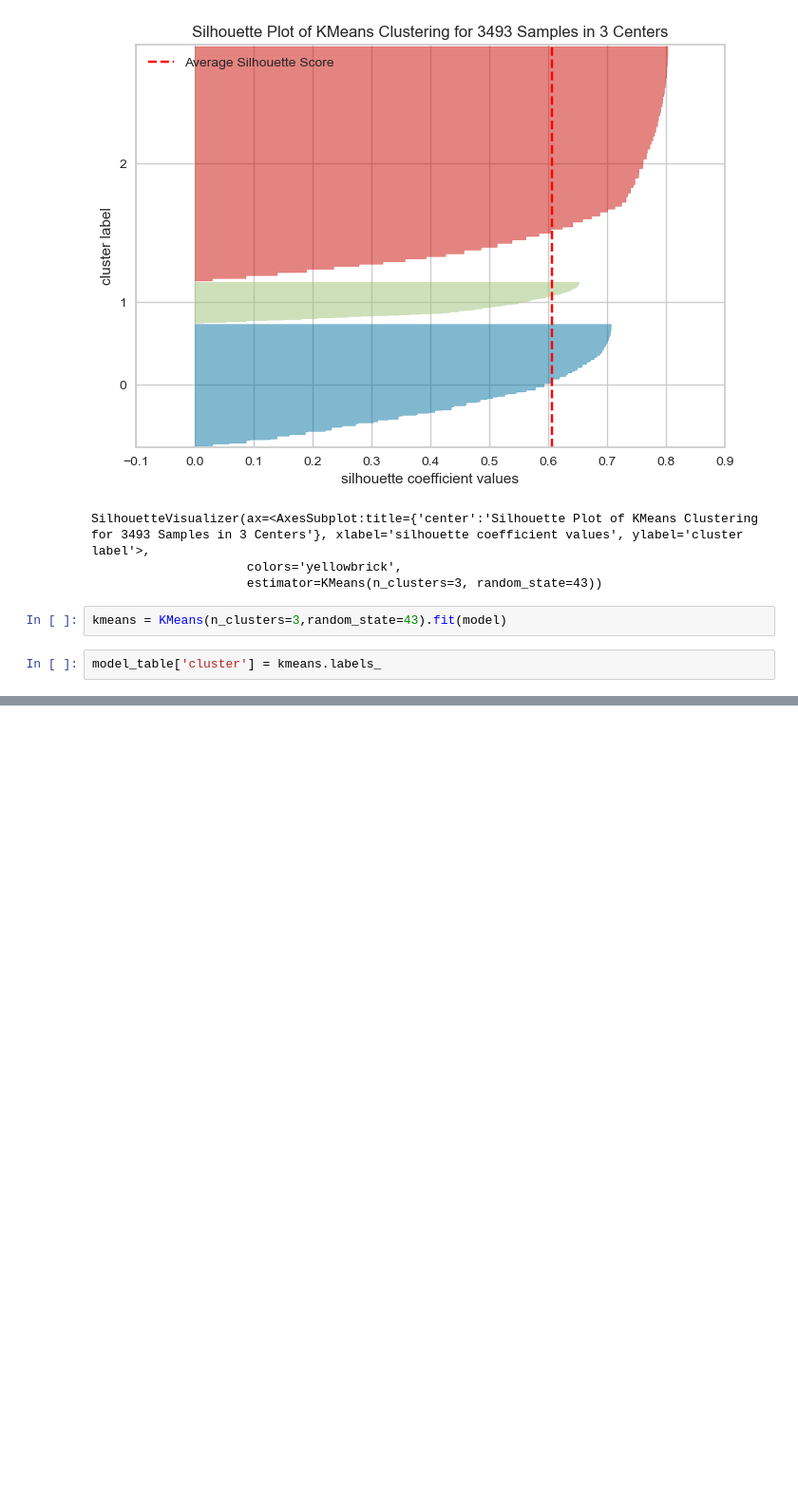
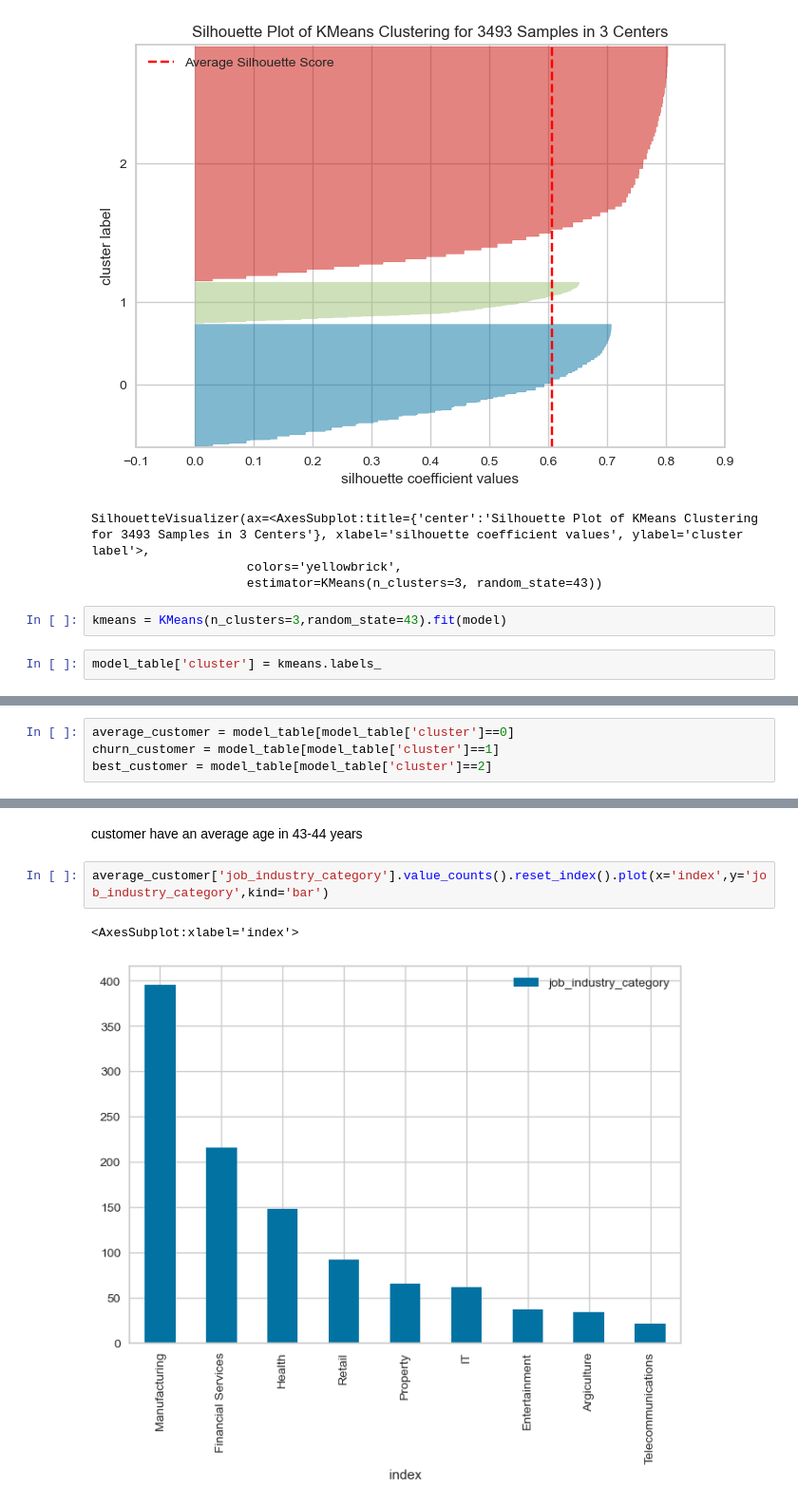
Before and after one commit to mhaniffajari/KPMG-AU-Data-Analytics, a Jupyter notebook: Customer_Segmentation_KPMG.ipynb, the cells around one changed output, grey strips where cells are left out. Shown at 95% size. Cells and saved outputs as stored; diff of their text form; blank space fills up the shorter version.

```diff
--- a/Customer_Segmentation_KPMG.ipynb
+++ b/Customer_Segmentation_KPMG.ipynb
@@ -502,0 +531,4 @@ model_table.groupby('cluster').agg({'recency':['mean','min','max']
+# %%
+average_customer = model_table[model_table['cluster']==0]
+churn_customer = model_table[model_table['cluster']==1]
+best_customer = model_table[model_table['cluster']==2]
@@ -502,0 +545,7 @@ model_table.groupby('cluster').agg({'recency':['mean','min','max']
+# %% [markdown]
+customer have an average age in 43-44 years
+# %%
+average_customer['job_industry_category'].value_counts().reset_index().plot(x='index',y='job_industry_category',kind='bar')
+# %% [output]
+<AxesSubplot:xlabel='index'>
+[figure, added]
```
Also changed, not shown: parts of 23 cells of this notebook.
